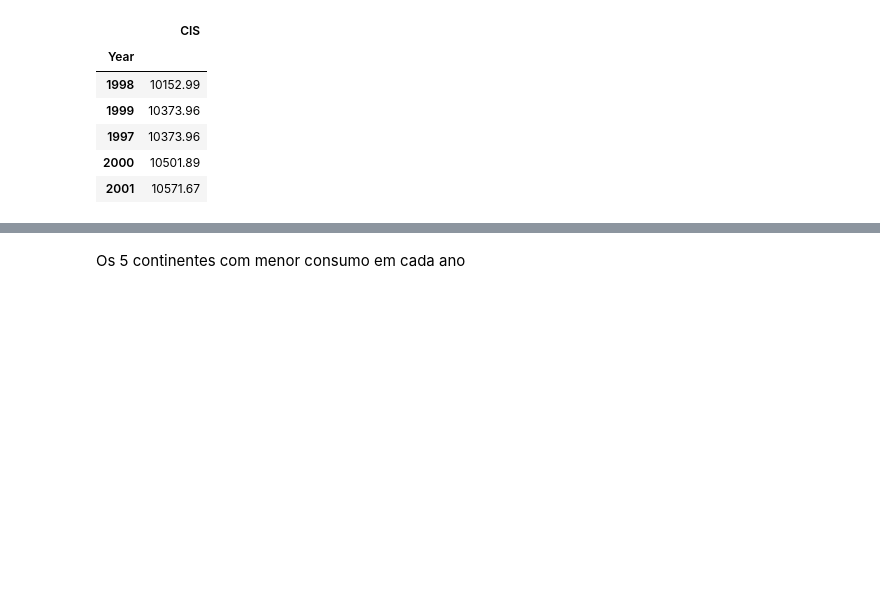
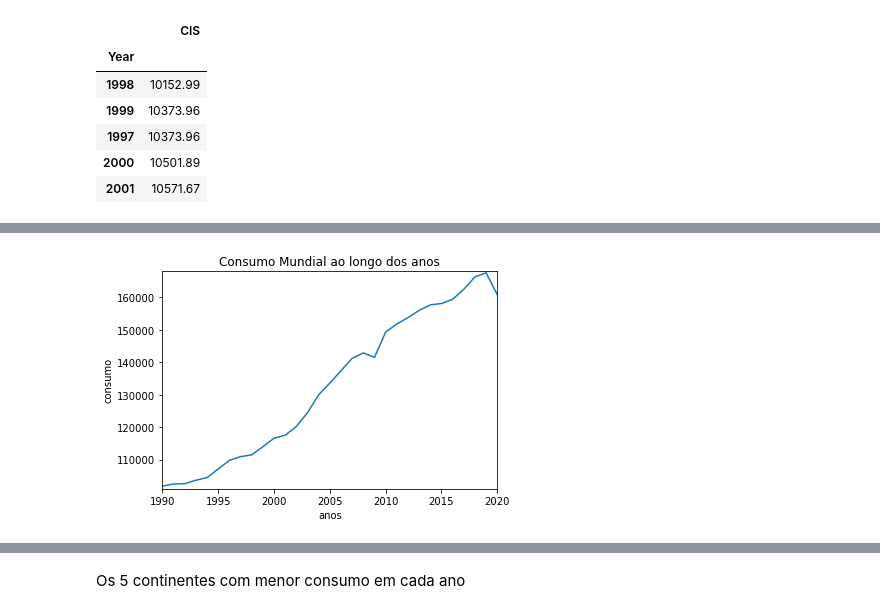
Before and after one commit to Alimva/Trabalho-Final-de-Dados, a Jupyter notebook: main/Notebooks/EDAs/alice_martins.ipynb, the cells around one changed output, grey strips where cells are left out. Cells and saved outputs as stored; diff of their text form; code cells hidden in the pictures; blank space fills up the shorter version.

```diff
--- a/main/Notebooks/EDAs/alice_martins.ipynb
+++ b/main/Notebooks/EDAs/alice_martins.ipynb
@@ -274,0 +283,8 @@ df.iloc[:5, 10:11]
+# %%
+ax = plt.axes()
+ax.plot(e_cont['World'])
+ax.set(xlim=(1990, 2020), ylim=(101000, 168000),
+       xlabel='anos', ylabel='consumo',
+       title='Consumo Mundial ao longo dos anos');
+# %% [output]
+[figure, added]
```
Also changed, not shown: parts of 118 cells of this notebook.
